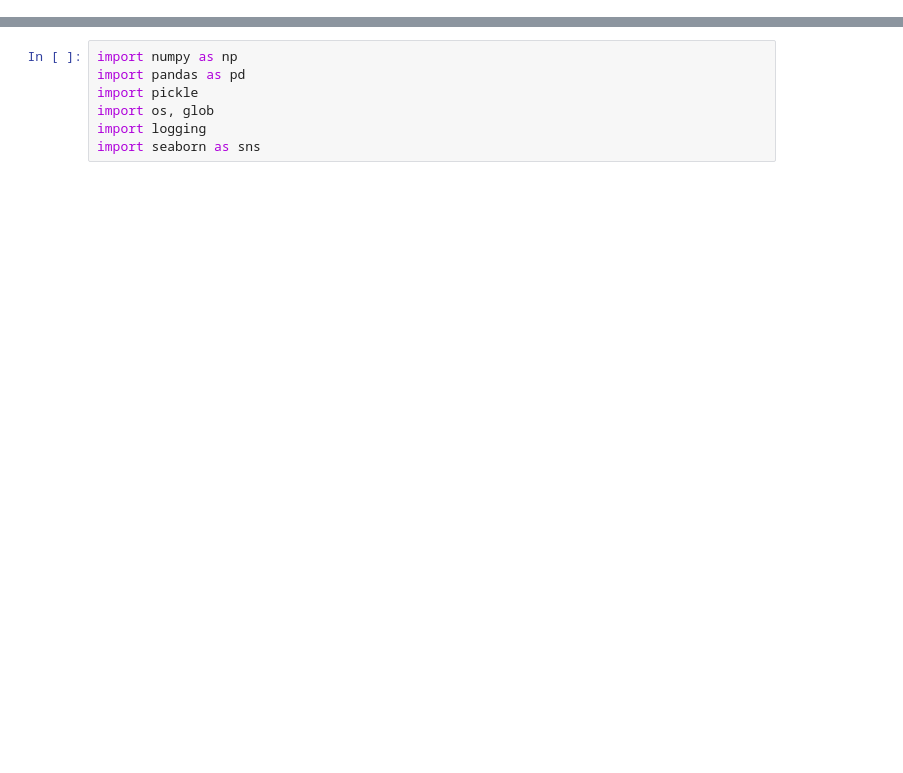
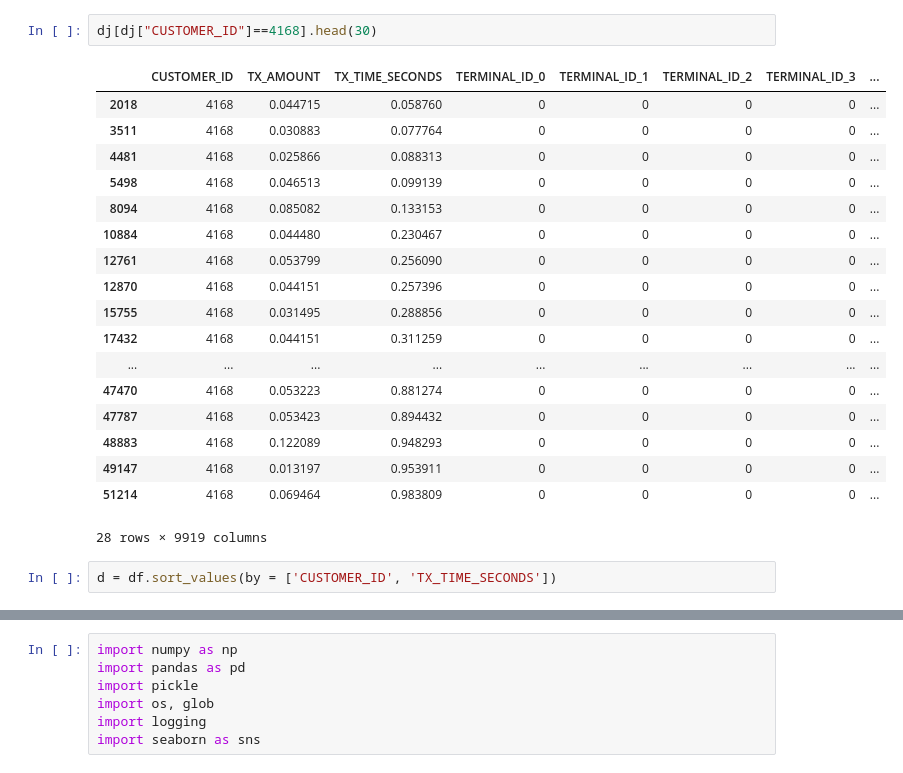
Before and after one commit to mossishahi/Astek, a Jupyter notebook: projects/notebooks/LSTM-RegressionModel.ipynb, the cells around one changed output, grey strips where cells are left out. Saved outputs shown, nothing was run; the diff lists cells and outputs as text; blank space fills up the shorter version.

```diff
--- a/projects/notebooks/LSTM-RegressionModel.ipynb
+++ b/projects/notebooks/LSTM-RegressionModel.ipynb
@@ -0,0 +57,23 @@
+# %%
+dj[dj["CUSTOMER_ID"]==4168].head(30)
+# %% [output]
+|  | CUSTOMER_ID | TX_AMOUNT | TX_TIME_SECONDS | TERMINAL_ID_0 | TERMINAL_ID_1 | TERMINAL_ID_2 | TERMINAL_ID_3 | ... |
+| 2018 | 4168 | 0.044715 | 0.058760 | 0 | 0 | 0 | 0 | ... |
+| 3511 | 4168 | 0.030883 | 0.077764 | 0 | 0 | 0 | 0 | ... |
+| 4481 | 4168 | 0.025866 | 0.088313 | 0 | 0 | 0 | 0 | ... |
+| 5498 | 4168 | 0.046513 | 0.099139 | 0 | 0 | 0 | 0 | ... |
+| 8094 | 4168 | 0.085082 | 0.133153 | 0 | 0 | 0 | 0 | ... |
+| 10884 | 4168 | 0.044480 | 0.230467 | 0 | 0 | 0 | 0 | ... |
+| 12761 | 4168 | 0.053799 | 0.256090 | 0 | 0 | 0 | 0 | ... |
+| 12870 | 4168 | 0.044151 | 0.257396 | 0 | 0 | 0 | 0 | ... |
+| 15755 | 4168 | 0.031495 | 0.288856 | 0 | 0 | 0 | 0 | ... |
+| 17432 | 4168 | 0.044151 | 0.311259 | 0 | 0 | 0 | 0 | ... |
+| ... | ... | ... | ... | ... | ... | ... | ... | ... |
+| 47470 | 4168 | 0.053223 | 0.881274 | 0 | 0 | 0 | 0 | ... |
+| 47787 | 4168 | 0.053423 | 0.894432 | 0 | 0 | 0 | 0 | ... |
+| 48883 | 4168 | 0.122089 | 0.948293 | 0 | 0 | 0 | 0 | ... |
+| 49147 | 4168 | 0.013197 | 0.953911 | 0 | 0 | 0 | 0 | ... |
+| 51214 | 4168 | 0.069464 | 0.983809 | 0 | 0 | 0 | 0 | ... |
+28 rows × 9919 columns
+# %%
+d = df.sort_values(by = ['CUSTOMER_ID', 'TX_TIME_SECONDS'])
```
Also changed, not shown: parts of 39 cells of this notebook, 28 other files.
